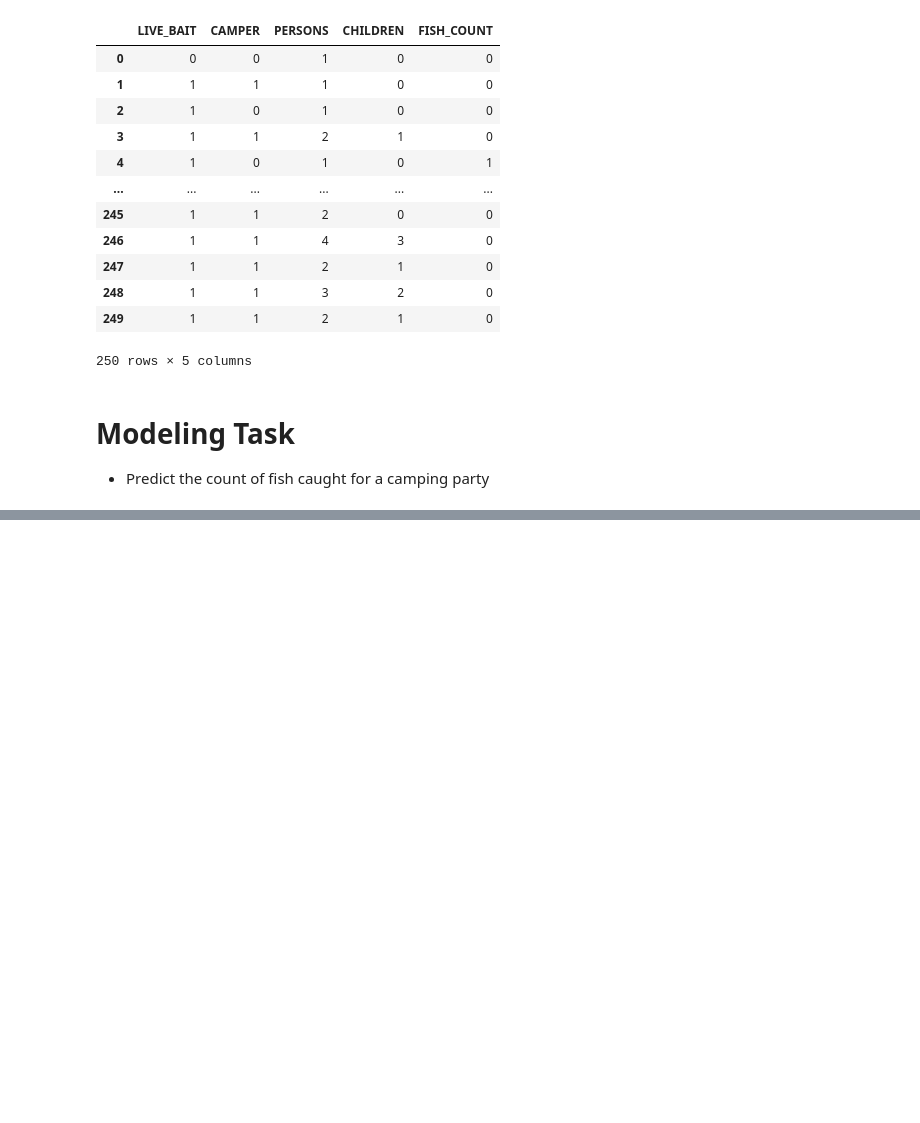
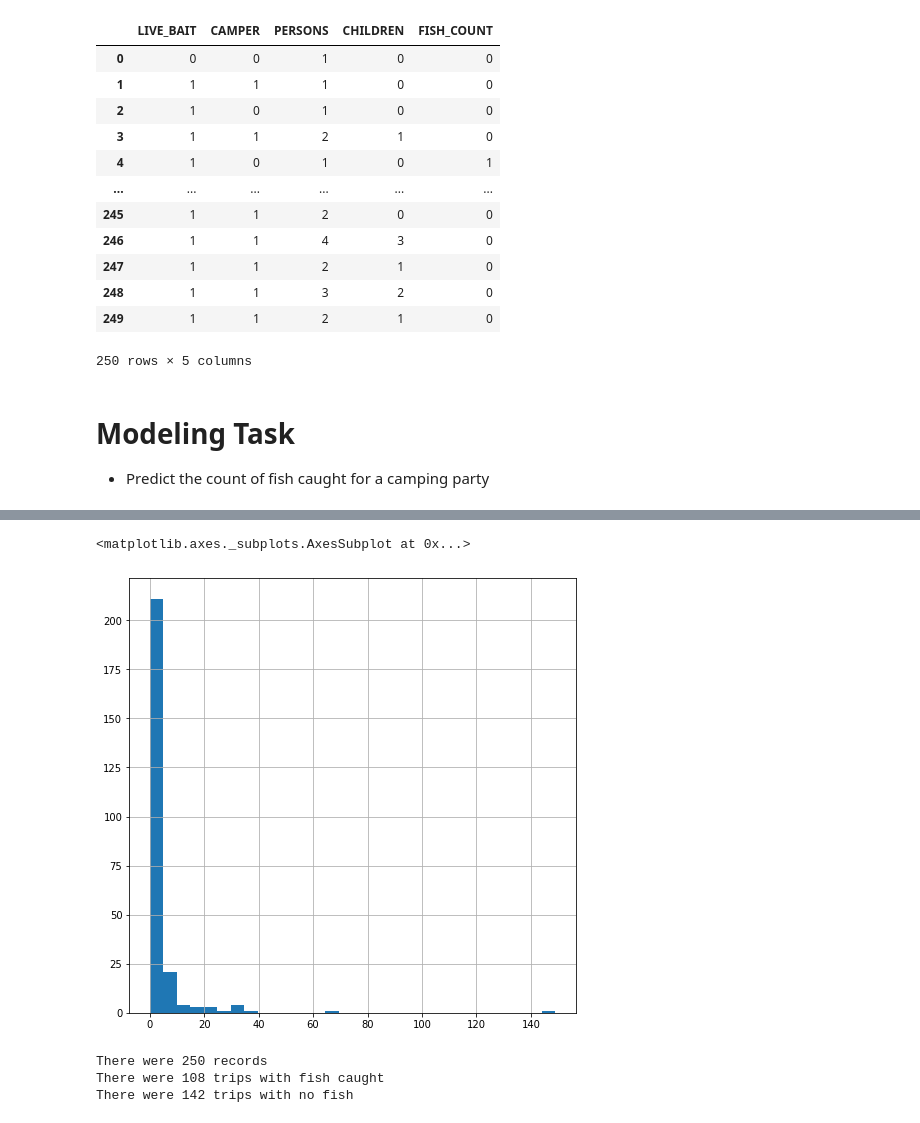
Before and after one commit to swilsonmfc/linear, a Jupyter notebook: Camping.ipynb, the cells around one changed output, grey strips where cells are left out. Cells and saved outputs as stored; diff of their text form; code cells hidden in the pictures; blank space fills up the shorter version.

```diff
--- a/Camping.ipynb
+++ b/Camping.ipynb
@@ -36,0 +55,15 @@ camping_df
+# %%
+camping_df.FISH_COUNT.hist(bins=30, figsize=(8, 8))
+# %% [output]
+<matplotlib.axes._subplots.AxesSubplot at 0x...>
+[figure, added]
+# %%
+no_fish = len(camping_df[camping_df.FISH_COUNT == 0])
+fish    = len(camping_df) - no_fish
+print(f'There were {len(camping_df)} records')
+print(f'There were {fish} trips with fish caught')
+print(f'There were {no_fish} trips with no fish')
+# %% [output]
+There were 250 records
+There were 108 trips with fish caught
+There were 142 trips with no fish
```
Also changed, not shown: parts of 69 cells of this notebook.
